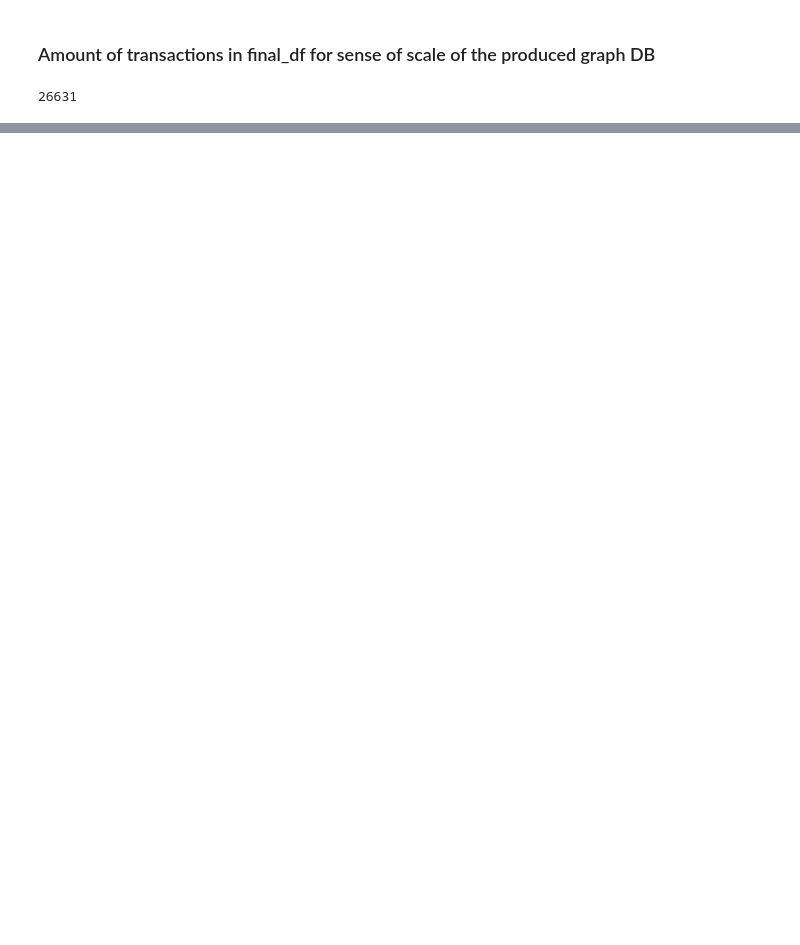
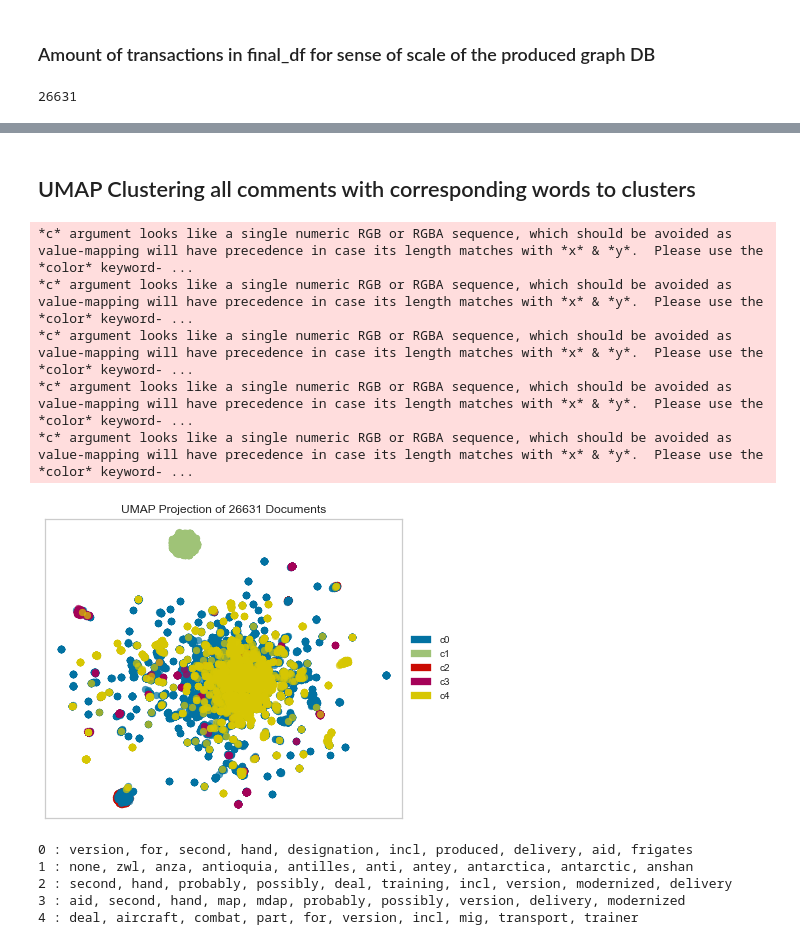
Before and after one commit to MichaelBurak/arms-trade-analysis, a Jupyter notebook: sipri-trades.ipynb, the cells around one changed output, grey strips where cells are left out. Saved outputs shown, nothing was run; the diff lists cells and outputs as text; code cells hidden in the pictures; blank space fills up the shorter version.

```diff
--- a/sipri-trades.ipynb
+++ b/sipri-trades.ipynb
@@ -1483,0 +1570,32 @@ time_df.tail()
+# %% [markdown]
+## UMAP Clustering all comments with corresponding words to clusters
+# %%
+#clustering all comment
+from sklearn.cluster import KMeans
+
+clusters = KMeans(n_clusters=5)
+clusters.fit(X)
+
+umap = UMAPVisualizer()
+umap.fit(X, ["c{}".format(c) for c in clusters.labels_])
+umap.show()
+
+tf_words = tfidf.get_feature_names()
+common_words = clusters.cluster_centers_.argsort()[:,-1:-11:-1]
+
+for num, centroid in enumerate(common_words):
+    print(str(num) + ' : ' + ', '.join(tf_words[word] for word in centroid))
+
+    common_words = clusters.cluster_centers_.argsort()[:,-1:-11:-1]
+# %% [output]
+*c* argument looks like a single numeric RGB or RGBA sequence, which should be avoided as value-mapping will have precedence in case its length matches with *x* & *y*.  Please use the *color* keyword- ...
+*c* argument looks like a single numeric RGB or RGBA sequence, which should be avoided as value-mapping will have precedence in case its length matches with *x* & *y*.  Please use the *color* keyword- ...
+*c* argument looks like a single numeric RGB or RGBA sequence, which should be avoided as value-mapping will have precedence in case its length matches with *x* & *y*.  Please use the *color* keyword- ...
+*c* argument looks like a single numeric RGB or RGBA sequence, which should be avoided as value-mapping will have precedence in case its length matches with *x* & *y*.  Please use the *color* keyword- ...
+*c* argument looks like a single numeric RGB or RGBA sequence, which should be avoided as value-mapping will have precedence in case its length matches with *x* & *y*.  Please use the *color* keyword- ...
+[figure, added]
+0 : version, for, second, hand, designation, incl, produced, delivery, aid, frigates
+1 : none, zwl, anza, antioquia, antilles, anti, antey, antarctica, antarctic, anshan
+2 : second, hand, probably, possibly, deal, training, incl, version, modernized, delivery
+3 : aid, second, hand, map, mdap, probably, possibly, version, delivery, modernized
+4 : deal, aircraft, combat, part, for, version, incl, mig, transport, trainer
```
Also changed, not shown: parts of 21 cells of this notebook, 1 other file.
